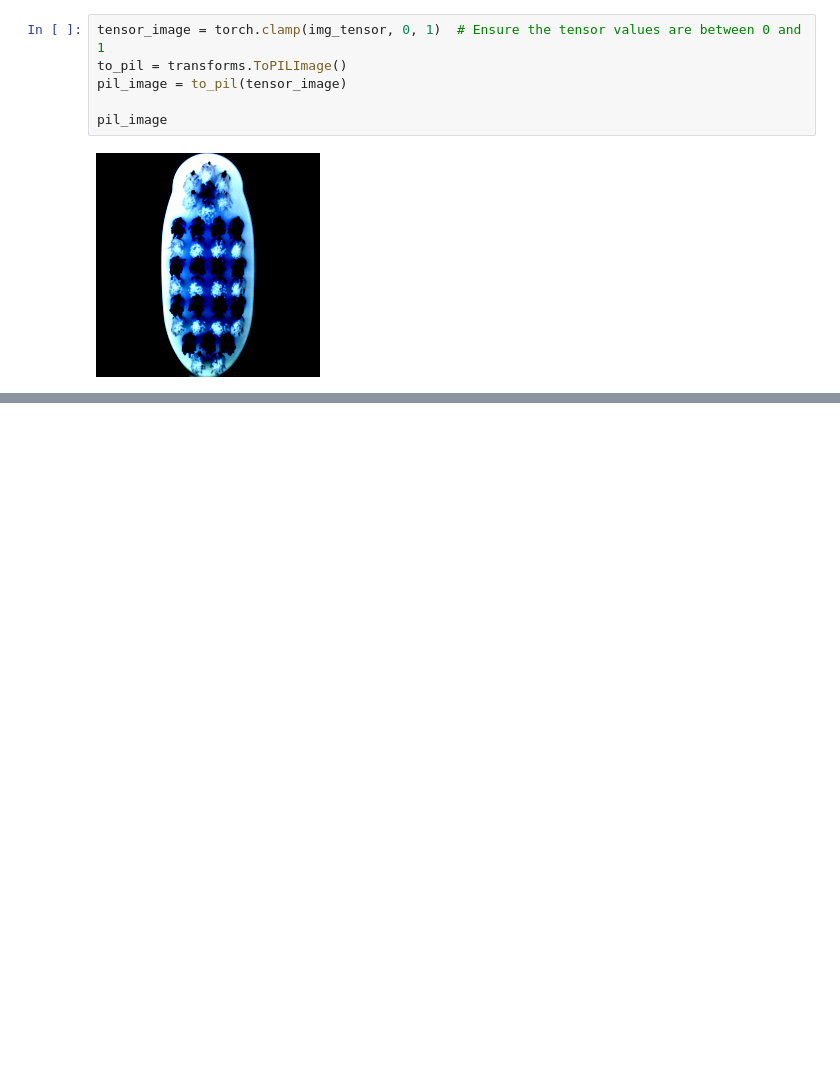
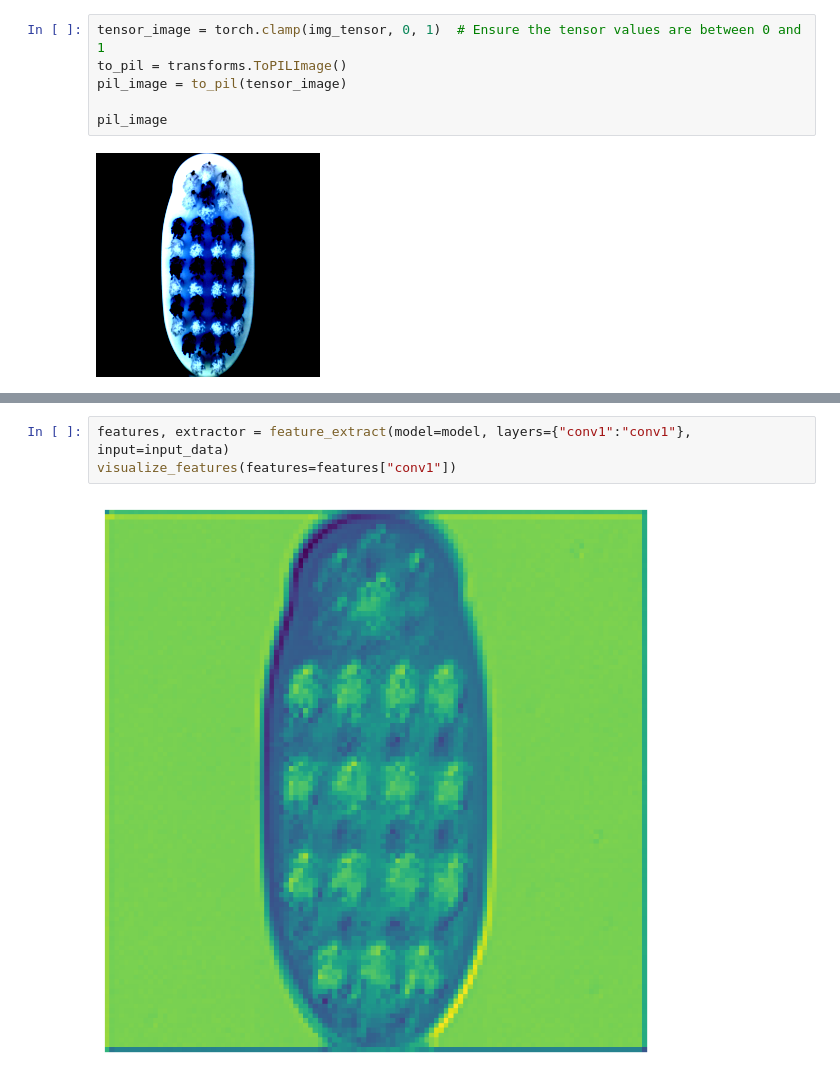
Before and after one commit to Malav-P/ECE6254_Project, a Jupyter notebook: notebooks/loadmvtec.ipynb, the cells around one changed output, grey strips where cells are left out. Drawn from its saved outputs; the diff is of its cells as text; blank space fills up the shorter version.

Commit message:
pytorch feature extractor

```diff
--- a/notebooks/loadmvtec.ipynb
+++ b/notebooks/loadmvtec.ipynb
@@ -32,0 +41,5 @@ pil_image
+# %%
+features, extractor = feature_extract(model=model, layers={"conv1":"conv1"}, input=input_data)
+visualize_features(features=features["conv1"])
+# %% [output]
+[figure, added]
```
Also changed, not shown: parts of 3 cells of this notebook, 7 other files.
